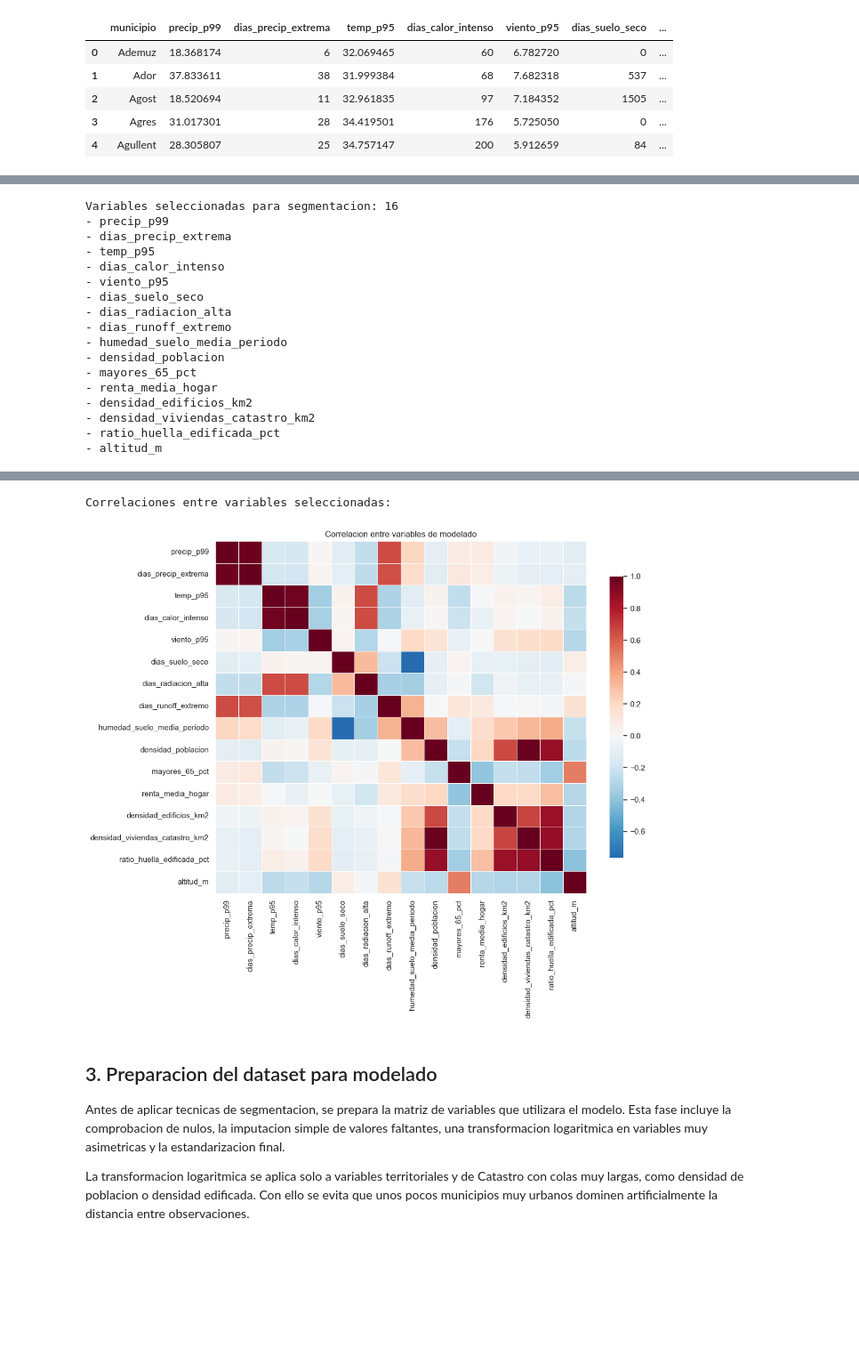
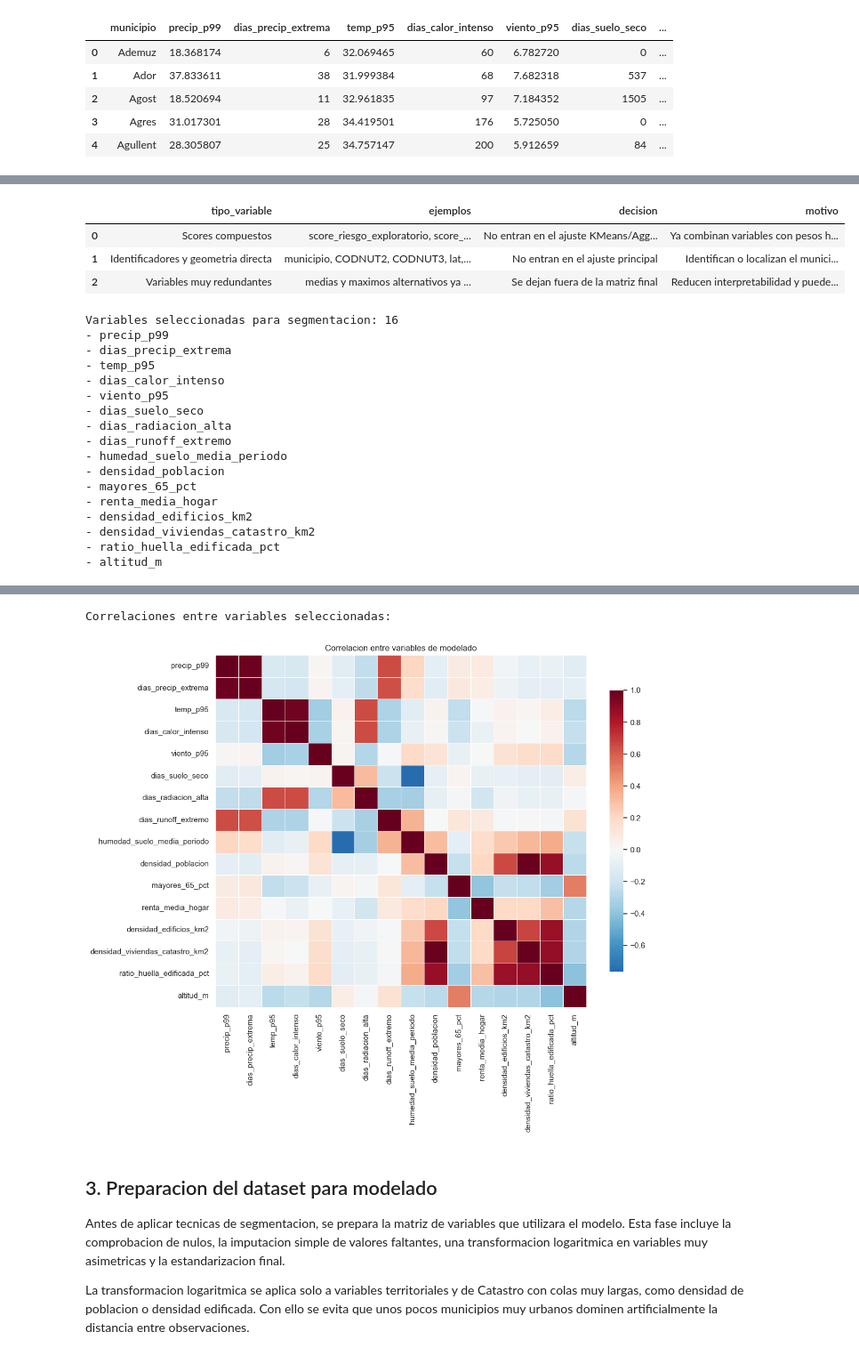
Before and after one commit to gonzalolarriba/modelo-geoespacial-riesgo-climatico, a Jupyter notebook: notebooks/notebook_4_modelado_segmentacion.ipynb, the cells around one changed output, grey strips where cells are left out. Shown at 89% size. Cells and saved outputs as stored; diff of their text form; code cells hidden in the pictures; blank space fills up the shorter version.

```diff
--- a/notebooks/notebook_4_modelado_segmentacion.ipynb
+++ b/notebooks/notebook_4_modelado_segmentacion.ipynb
@@ -154,6 +158,39 @@ feature_groups = {
     ],
 }
 
+feature_group_metadata = {
+    "peligro_climatico_base": {
+        "dimension": "Amenaza climatica directa",
+        "origen": "ERA5-Land base",
+        "motivo": "Recoge extremos y frecuencia de precipitacion, calor y viento.",
+        "limitacion": "Varios municipios pueden compartir celda climatica.",
+    },
+    "contexto_climatico_extendido": {
+        "dimension": "Contexto fisico complementario",
+        "origen": "ERA5-Land extendido",
+        "motivo": "Anade sequedad, radiacion, escorrentia y humedad de suelo.",
+        "limitacion": "Aporta contexto, no causalidad aseguradora directa.",
+    },
+    "vulnerabilidad_social": {
+        "dimension": "Vulnerabilidad territorial",
+        "origen": "INE",
+        "motivo": "Aproxima densidad, envejecimiento y capacidad economica.",
+        "limitacion": "No contiene informacion individual ni cartera asegurada.",
+    },
+    "exposicion_fisica_catastro": {
+        "dimension": "Exposicion construida",
+        "origen": "Catastro INSPIRE BU Buildings",
+        "motivo": "Introduce concentracion de edificios, viviendas y huella edificada.",
+        "limitacion": "No equivale a capital asegurado ni valor de poliza.",
+    },
+    "condicion_fisica": {
+        "dimension": "Control territorial",
+        "origen": "Open-Meteo/IGN",
+        "motivo": "La altitud ayuda a explicar gradientes climaticos y territoriales.",
+        "limitacion": "No debe dominar por si sola la segmentacion.",
+    },
+}
+
 model_features = [col for cols in feature_groups.values() for col in cols]
 missing_features = [col for col in model_features if col not in df_mun.columns]
 if missing_features:
@@ -161,11 +198,46 @@ if missing_features:
 
 feature_catalog = []
 for group, cols in feature_groups.items():
+    meta = feature_group_metadata[group]
     for col in cols:
-        feature_catalog.append({"bloque": group, "variable": col})
+        feature_catalog.append(
+            {
+                "bloque": group,
+                "variable": col,
+                "dimension": meta["dimension"],
+                "origen": meta["origen"],
+                "motivo_inclusion": meta["motivo"],
+                "limitacion": meta["limitacion"],
+            }
+        )
 
 feature_catalog = pd.DataFrame(feature_catalog)
 display(feature_catalog)
+
+excluded_model_inputs = pd.DataFrame(
+    [
+        {
+            "tipo_variable": "Scores compuestos",
+            "ejemplos": "score_riesgo_exploratorio, score_peligro_climatico_ampliado",
+            "decision": "No entran en el ajuste KMeans/Agglomerative",
+            "motivo": "Ya combinan variables con pesos heur?sticos; se usan para interpretar clusters, no para entrenarlos.",
+        },
+        {
+            "tipo_variable": "Identificadores y geometria directa",
+            "ejemplos": "municipio, CODNUT2, CODNUT3, lat, lon",
+            "decision": "No entran en el ajuste principal",
+            "motivo": "Identifican o localizan el municipio, pero no describen por si mismas el perfil de riesgo.",
+        },
+        {
+            "tipo_variable": "Variables muy redundantes",
+            "ejemplos": "medias y maximos alternativos ya representados por percentiles/frecuencias",
+            "decision": "Se dejan fuera de la matriz final",
+            "motivo": "Reducen interpretabilidad y pueden duplicar senales ya capturadas por otras variables.",
+        },
+    ]
+)
+
+display(excluded_model_inputs)
 
 print("Variables seleccionadas para segmentacion:", len(model_features))
 for col in model_features:
@@ -206,3 +278,7 @@ plt.show()
+|  | tipo_variable | ejemplos | decision | motivo |
+| 0 | Scores compuestos | score_riesgo_exploratorio, score_... | No entran en el ajuste KMeans/Agg... | Ya combinan variables con pesos h... |
+| 1 | Identificadores y geometria directa | municipio, CODNUT2, CODNUT3, lat,... | No entran en el ajuste principal | Identifican o localizan el munici... |
+| 2 | Variables muy redundantes | medias y maximos alternativos ya ... | Se dejan fuera de la matriz final | Reducen interpretabilidad y puede... |
 Variables seleccionadas para segmentacion: 16
 - precip_p99
 - dias_precip_extrema
```
Also changed, not shown: parts of 17 cells of this notebook.
